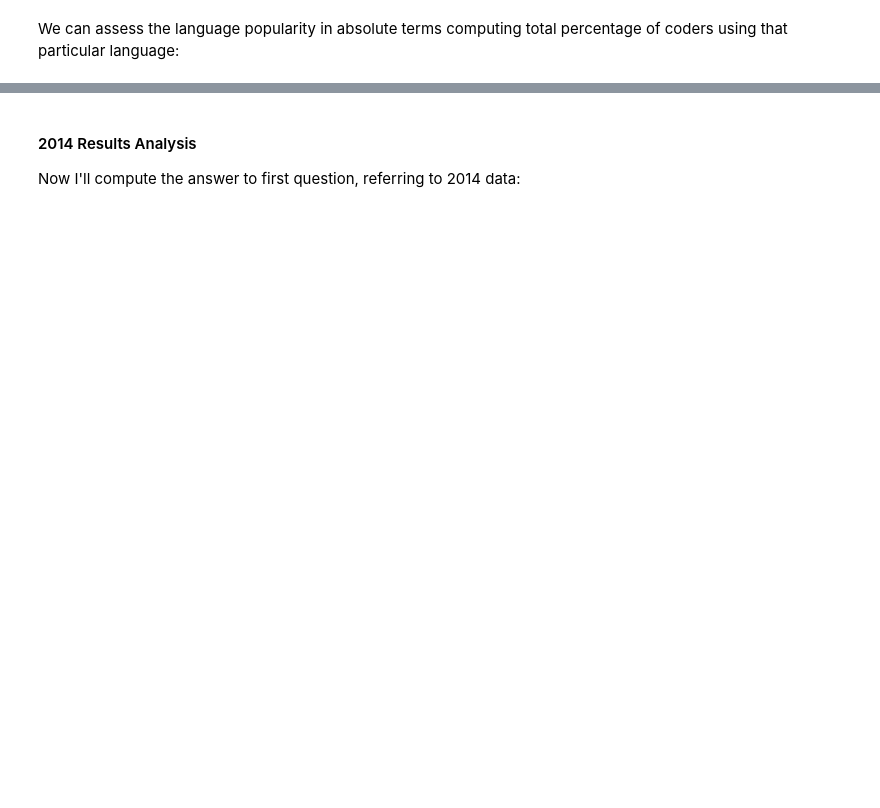
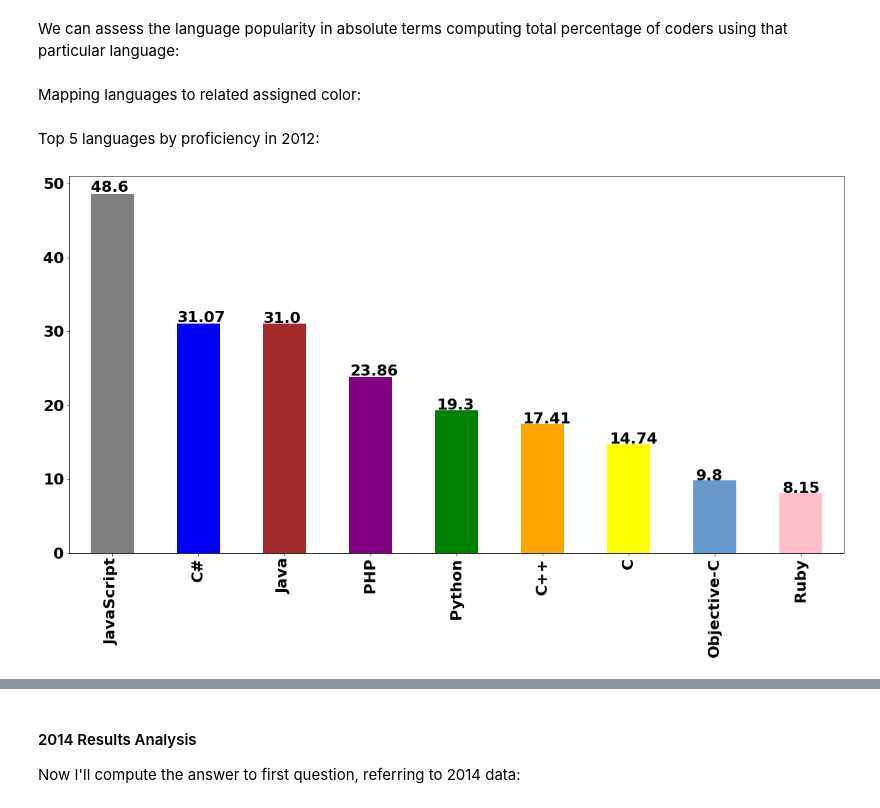
Before and after one commit to alfreedolf/stackoverflow_multiple_years, a Jupyter notebook: notebooks/1.LanguagesPopularityByYear.ipynb, the cells around one changed output, grey strips where cells are left out. Cells and saved outputs as stored; diff of their text form; code cells hidden in the pictures; blank space fills up the shorter version.

```diff
--- a/notebooks/1.LanguagesPopularityByYear.ipynb
+++ b/notebooks/1.LanguagesPopularityByYear.ipynb
@@ -275,7 +275,7 @@ Computing top ten languages on clean data:
 # %%
 s_2011_proficiencies_top_10_clean = lse_11.compute_top_ten_languages(proficiency_columns_range_2011,
                                                                exclusion_list = ["Proficient in SQL",
-                                                                                 "Proficient in CSS"])
+                                                                                 "Proficient in CSS"], ignore_case=True)
 # %%
 s_2011_proficiencies_top_10_clean
 # %% [output]
@@ -508,2 +500,7 @@ df_2013_proficiencies_clean = df_2013_proficiencies_clean.drop("Proficient in No
+# %%
+s_2013_proficiencies_top_10_pl = lse_13.compute_top_ten_languages(proficiency_columns_range_2013,
+                                                                  exclusion_list=["Proficient in jQuery",
+                                                                                  "Proficient in SQL",
+                                                                                  "Proficient in Node.js"], ignore_case=True)
 # %% [markdown]
 Computing (again) total number of respondents that has declared proficiency in that language:
@@ -524,11 +522,24 @@ We can assess the language popularity in absolute terms computing total percenta
 particular language:
 # %%
 # computing percentages
-s_2013_proficiencies_percentages = (s_2013_proficiencies_clean_sum/df_2013_proficiencies_clean.shape[0])*100
-# removing unuseful prefix from index (for plot readability purposes)
-s_2013_proficiencies_percentages.index = s_2013_proficiencies_percentages.index.str.replace("Proficient in ", "")
+s_2013_proficiencies_percentages_pl = (s_2013_proficiencies_top_10_pl/df_surveys_13.shape[0])*100
+# renaming each row for simplicity
+s_2013_proficiencies_percentages_pl.index = s_2013_proficiencies_percentages_pl.index.str.replace("Proficient in ", "")
+# %% [markdown]
+Mapping languages to related assigned color:
+# %%
+# replacing index in top 10 languages
+s_2013_proficiencies_top_10_pl.index = s_2013_proficiencies_top_10_pl.index.str.replace("Proficient in ", "")
+
+languages_palette_list = map_languages_to_color_list(languages_palette, s_2013_proficiencies_top_10_pl)
+# %% [markdown]
+Top 5 languages by proficiency in 2012:
 # %%
-ax_13 = s_2013_proficiencies_percentages.plot.bar(color=plt.cm.Paired(np.arange(len(s_2013_proficiencies_percentages))))
+# plotting data
+
+ax_13 = s_2013_proficiencies_percentages_pl.plot.bar(color=languages_palette_list)
 # annotating values on top of each bar, for readability
 for p in ax_13.patches:
     ax_13.annotate(str(round(p.get_height(), 2)), (p.get_x() * 1.005, p.get_height() * 1.005))
+# %% [output]
+[figure, added]
```
Also changed, not shown: parts of 24 cells of this notebook.
